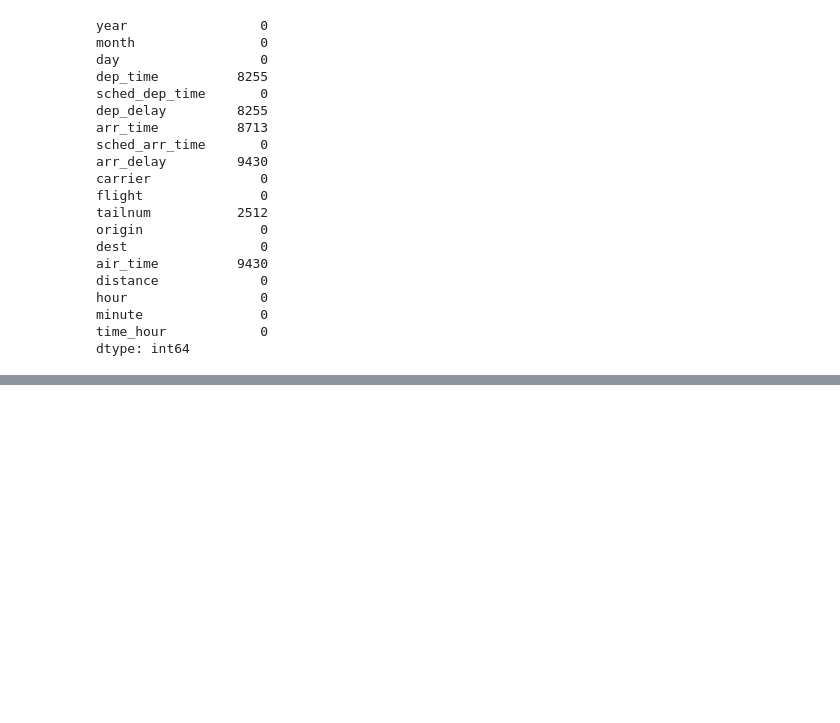
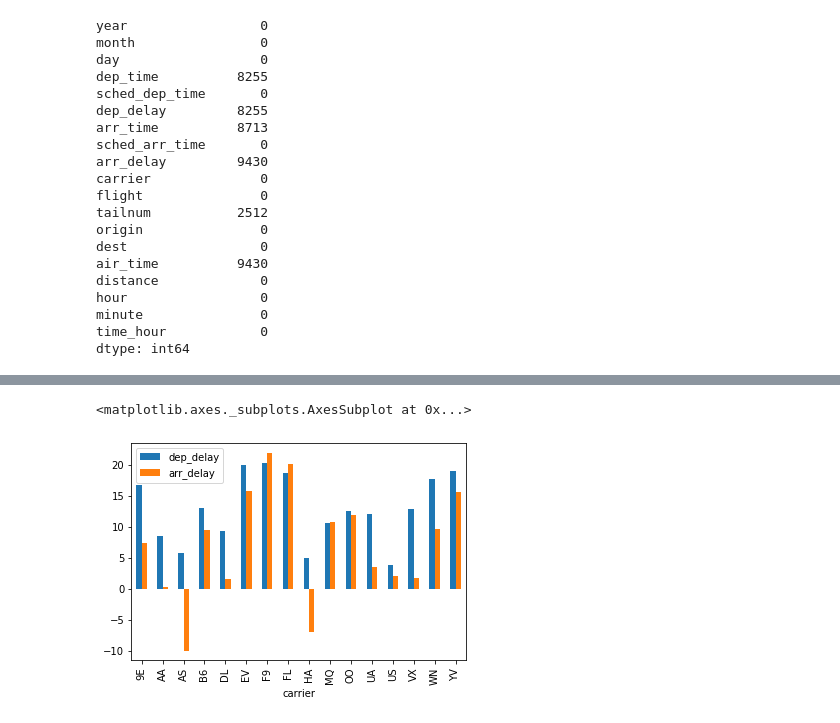
Before and after one commit to MassStreetDataSchool/python-for-data-analysis, a Jupyter notebook: 02 The Basics/pandas_for_data_science.ipynb, the cells around one changed output, grey strips where cells are left out. Drawn from its saved outputs; the diff is of its cells as text; code cells hidden in the pictures; blank space fills up the shorter version.

```diff
--- a/02 The Basics/pandas_for_data_science.ipynb
+++ b/02 The Basics/pandas_for_data_science.ipynb
@@ -109,0 +173,5 @@ df.head()
+# %%
+df.groupby(['carrier']).mean()[['dep_delay', 'arr_delay']].plot.bar()
+# %% [output]
+<matplotlib.axes._subplots.AxesSubplot at 0x...>
+[figure, added]
```
Also changed, not shown: parts of 13 cells of this notebook.
